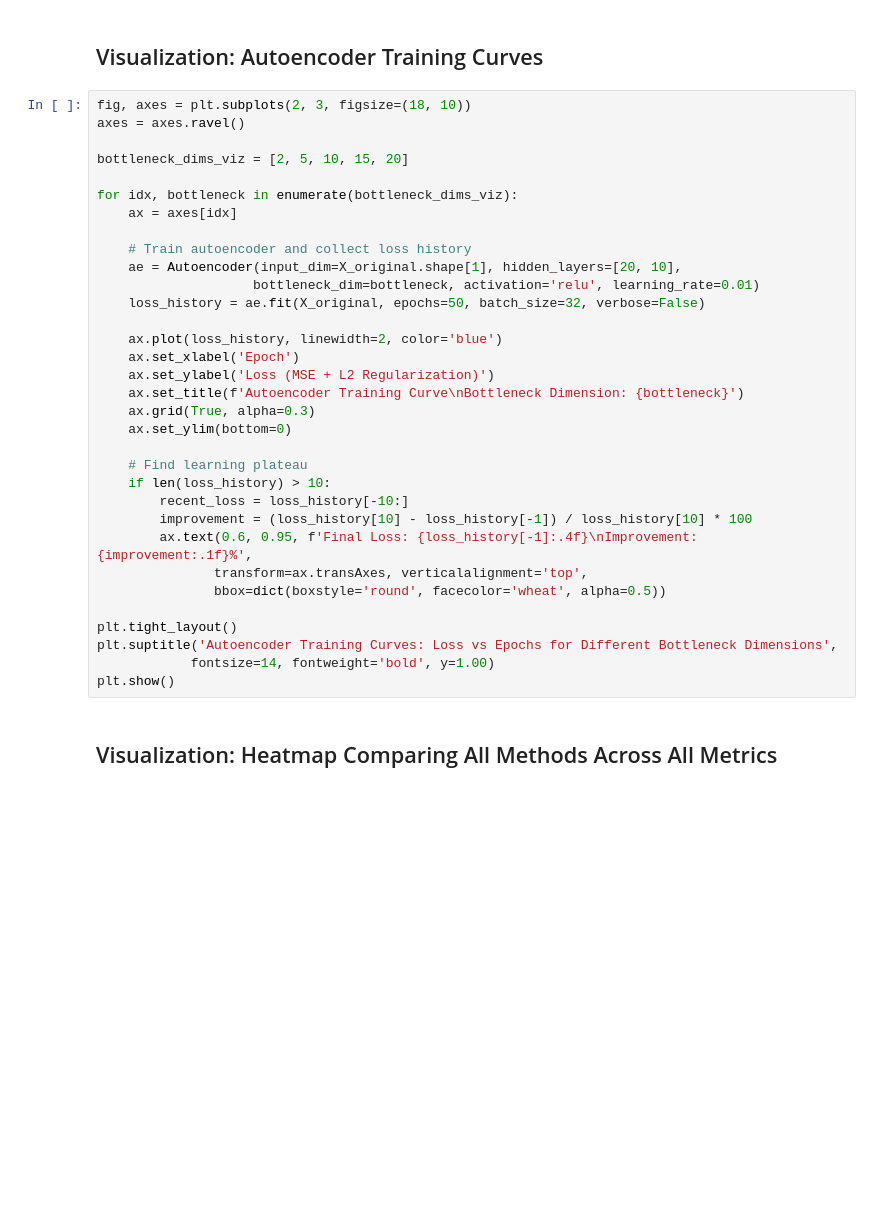
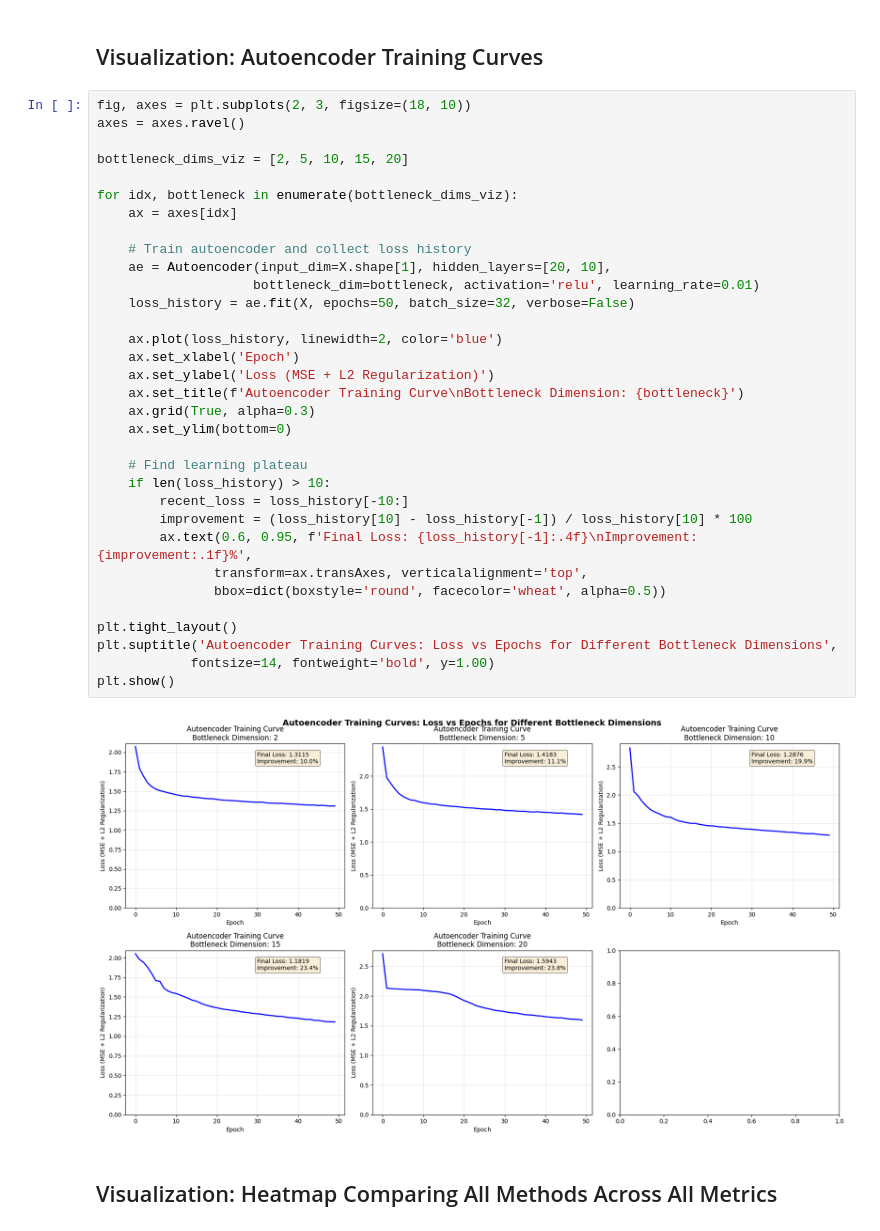
Before and after one commit to oadel1814/Unsupervised-Learning-Algorithms-Implementation-Dimensionality-Reduction-and-Clustering, a Jupyter notebook: Kmeans.ipynb, the cells around one changed output. Drawn from its saved outputs; the diff is of its cells as text; blank space fills up the shorter version.

```diff
--- a/Kmeans.ipynb
+++ b/Kmeans.ipynb
@@ -1594,35 +1641,37 @@ plt.show()
 fig, axes = plt.subplots(2, 3, figsize=(18, 10))
 axes = axes.ravel()
 
 bottleneck_dims_viz = [2, 5, 10, 15, 20]
 
 for idx, bottleneck in enumerate(bottleneck_dims_viz):
     ax = axes[idx]
 
     # Train autoencoder and collect loss history
-    ae = Autoencoder(input_dim=X_original.shape[1], hidden_layers=[20, 10],
+    ae = Autoencoder(input_dim=X.shape[1], hidden_layers=[20, 10],
                     bottleneck_dim=bottleneck, activation='relu', learning_rate=0.01)
-    loss_history = ae.fit(X_original, epochs=50, batch_size=32, verbose=False)
+    loss_history = ae.fit(X, epochs=50, batch_size=32, verbose=False)
 
     ax.plot(loss_history, linewidth=2, color='blue')
     ax.set_xlabel('Epoch')
     ax.set_ylabel('Loss (MSE + L2 Regularization)')
     ax.set_title(f'Autoencoder Training Curve\nBottleneck Dimension: {bottleneck}')
     ax.grid(True, alpha=0.3)
     ax.set_ylim(bottom=0)
 
     # Find learning plateau
     if len(loss_history) > 10:
         recent_loss = loss_history[-10:]
         improvement = (loss_history[10] - loss_history[-1]) / loss_history[10] * 100
         ax.text(0.6, 0.95, f'Final Loss: {loss_history[-1]:.4f}\nImprovement: {improvement:.1f}%',
                transform=ax.transAxes, verticalalignment='top',
                bbox=dict(boxstyle='round', facecolor='wheat', alpha=0.5))
 
 plt.tight_layout()
 plt.suptitle('Autoencoder Training Curves: Loss vs Epochs for Different Bottleneck Dimensions',
             fontsize=14, fontweight='bold', y=1.00)
 plt.show()
+# %% [output]
+[figure, added]
 # %% [markdown]
 ## Visualization: Heatmap Comparing All Methods Across All Metrics
 # %%
```
Also changed, not shown: parts of 15 cells of this notebook, 1 other file.
